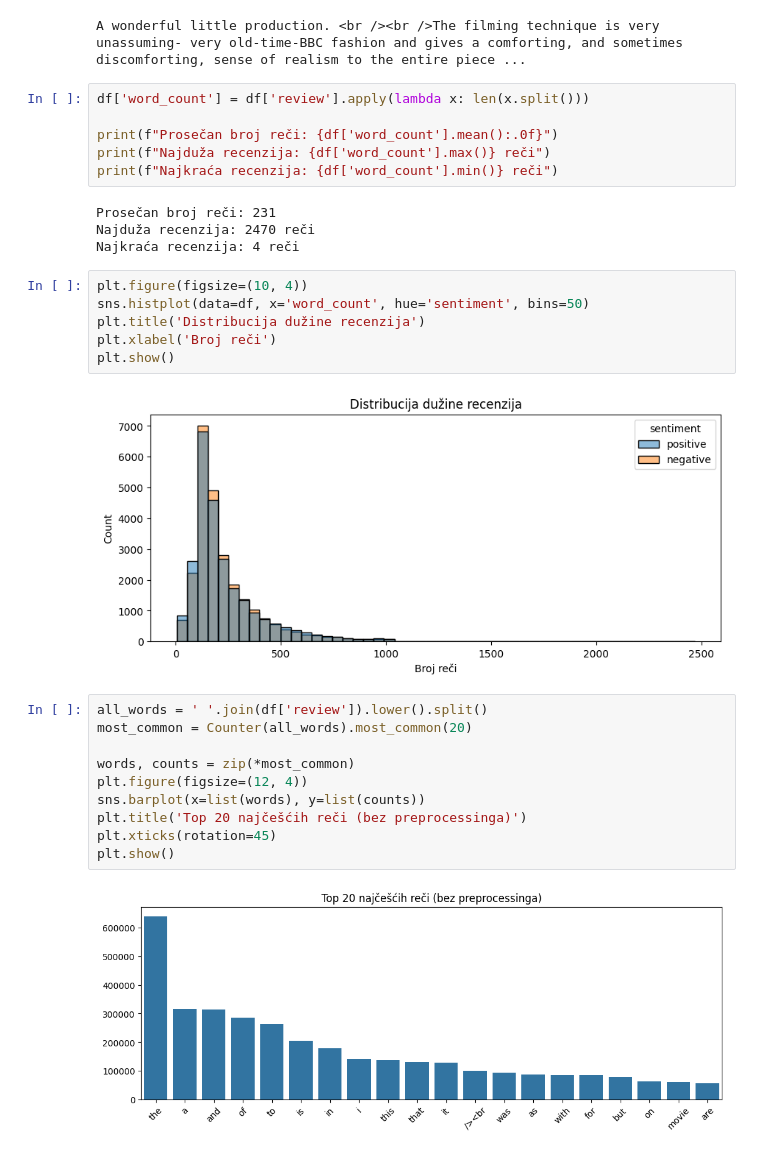
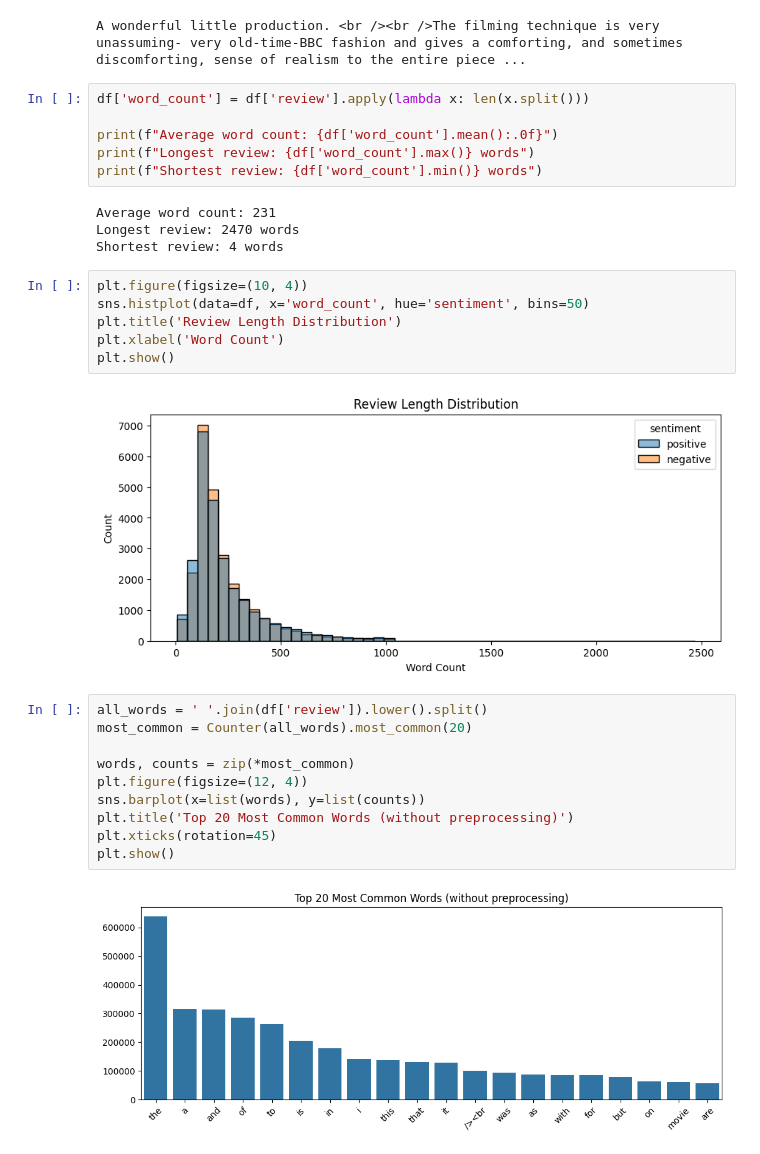
Before and after one commit to ivaajovanovic/imdb-sentiment-classification, a Jupyter notebook: notebooks/data_exploration.ipynb, the cells around one changed output. Saved outputs shown, nothing was run; the diff lists cells and outputs as text.

Commit message:
fix: translate print statements to english

```diff
--- a/notebooks/data_exploration.ipynb
+++ b/notebooks/data_exploration.ipynb
@@ -43,21 +38,21 @@ A wonderful little production. <br /><br />The filming technique is very unassum
 # %%
 df['word_count'] = df['review'].apply(lambda x: len(x.split()))
 
-print(f"Prosečan broj reči: {df['word_count'].mean():.0f}")
-print(f"Najduža recenzija: {df['word_count'].max()} reči")
-print(f"Najkraća recenzija: {df['word_count'].min()} reči")
+print(f"Average word count: {df['word_count'].mean():.0f}")
+print(f"Longest review: {df['word_count'].max()} words")
+print(f"Shortest review: {df['word_count'].min()} words")
 # %% [output]
-Prosečan broj reči: 231
-Najduža recenzija: 2470 reči
-Najkraća recenzija: 4 reči
+Average word count: 231
+Longest review: 2470 words
+Shortest review: 4 words
 # %%
 plt.figure(figsize=(10, 4))
 sns.histplot(data=df, x='word_count', hue='sentiment', bins=50)
-plt.title('Distribucija dužine recenzija')
-plt.xlabel('Broj reči')
+plt.title('Review Length Distribution')
+plt.xlabel('Word Count')
 plt.show()
 # %% [output]
-[figure, old version]
+[figure, new version]
 # %%
 all_words = ' '.join(df['review']).lower().split()
 most_common = Counter(all_words).most_common(20)
@@ -65,10 +60,10 @@ most_common = Counter(all_words).most_common(20)
 words, counts = zip(*most_common)
 plt.figure(figsize=(12, 4))
 sns.barplot(x=list(words), y=list(counts))
-plt.title('Top 20 najčešćih reči (bez preprocessinga)')
+plt.title('Top 20 Most Common Words (without preprocessing)')
 plt.xticks(rotation=45)
 plt.show()
 # %% [output]
-[figure, old version]
+[figure, new version]
 # %%
 df['has_html'] = df['review'].apply(lambda x: bool(re.search(r'<.*?>', x)))
```
Also changed, not shown: parts of 3 cells of this notebook.
